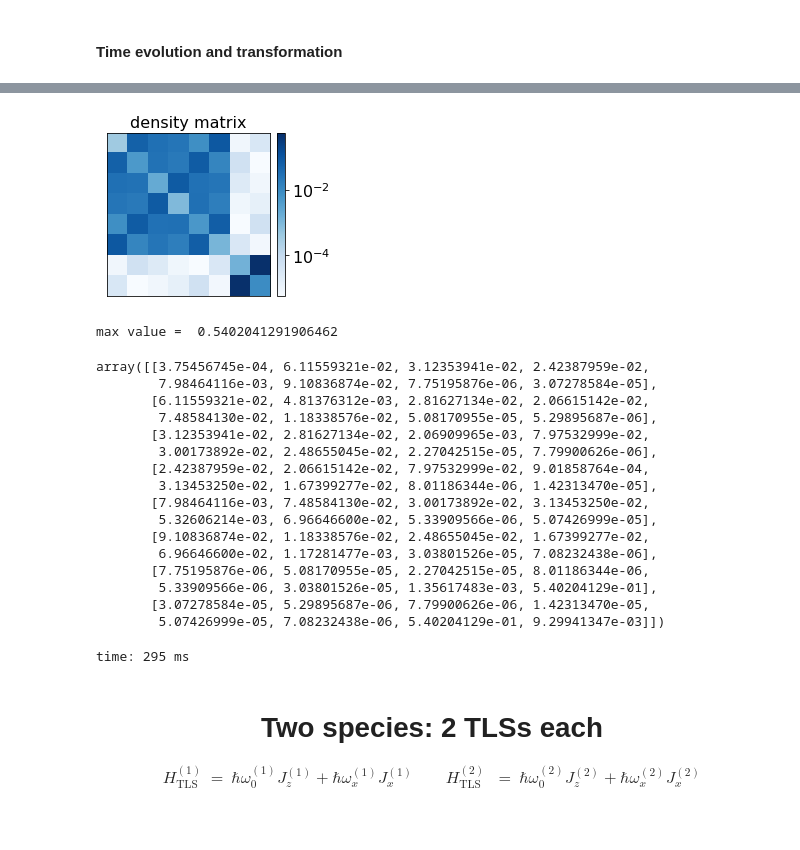
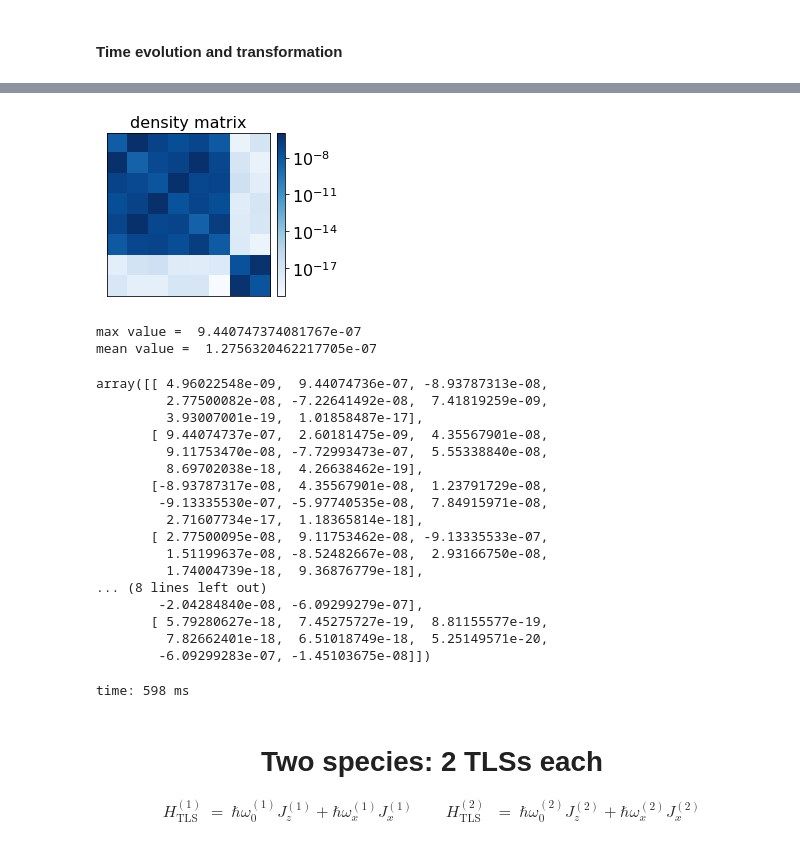
Before and after one commit to marcello-negri/BipartiteQuantumSystems, a Jupyter notebook: density_matrix_check.ipynb, the cells around one changed output, grey strips where cells are left out. Cells and saved outputs as stored; diff of their text form; code cells hidden in the pictures.

```diff
--- a/density_matrix_check.ipynb
+++ b/density_matrix_check.ipynb
@@ -240,5 +247,5 @@ time: 36.9 ms
 # %%
-initial_state_piqs = piqs.ground(N)
+initial_state_piqs = piqs.excited(N)
 plot_state(initial_state_piqs)
 np.real(initial_state_piqs)
 # %% [output]
@@ -358,31 +365,35 @@ time: 252 ms
 # %%
-rel_diff = np.absolute(np.divide(qutip_state_transformed-piqs_state, qutip_state_transformed))
+mask = (piqs_state == 0)
 qutip_state_transformed = np.absolute(qutip_state_transformed)
-mask = (piqs_state == 0)
+piqs_state = np.absolute(piqs_state)
+rel_diff = np.divide(qutip_state_transformed-piqs_state, qutip_state_transformed)
 rel_diff[mask] = qutip_state_transformed[mask]
 plot_state(rel_diff)
-print('max value = ', rel_diff.max())
+print('max value = ', np.absolute(rel_diff).max())
+print('mean value = ', np.absolute(rel_diff).mean())
 rel_diff
 # %% [output]
-[figure, old version]
+[figure, new version]
-max value =  0.5402041291906462
+max value =  9.440747374081767e-07
+mean value =  1.2756320462217705e-07
-array([[3.75456745e-04, 6.11559321e-02, 3.12353941e-02, 2.42387959e-02,
-        7.98464116e-03, 9.10836874e-02, 7.75195876e-06, 3.07278584e-05],
-       [6.11559321e-02, 4.81376312e-03, 2.81627134e-02, 2.06615142e-02,
-        7.48584130e-02, 1.18338576e-02, 5.08170955e-05, 5.29895687e-06],
-       [3.12353941e-02, 2.81627134e-02, 2.06909965e-03, 7.97532999e-02,
-        3.00173892e-02, 2.48655045e-02, 2.27042515e-05, 7.79900626e-06],
-       [2.42387959e-02, 2.06615142e-02, 7.97532999e-02, 9.01858764e-04,
-        3.13453250e-02, 1.67399277e-02, 8.01186344e-06, 1.42313470e-05],
-       [7.98464116e-03, 7.48584130e-02, 3.00173892e-02, 3.13453250e-02,
-        5.32606214e-03, 6.96646600e-02, 5.33909566e-06, 5.07426999e-05],
-       [9.10836874e-02, 1.18338576e-02, 2.48655045e-02, 1.67399277e-02,
-        6.96646600e-02, 1.17281477e-03, 3.03801526e-05, 7.08232438e-06],
-       [7.75195876e-06, 5.08170955e-05, 2.27042515e-05, 8.01186344e-06,
-        5.33909566e-06, 3.03801526e-05, 1.35617483e-03, 5.40204129e-01],
-       [3.07278584e-05, 5.29895687e-06, 7.79900626e-06, 1.42313470e-05,
-        5.07426999e-05, 7.08232438e-06, 5.40204129e-01, 9.29941347e-03]])
+array([[ 4.96022548e-09,  9.44074736e-07, -8.93787313e-08,
+         2.77500082e-08, -7.22641492e-08,  7.41819259e-09,
+         3.93007001e-19,  1.01858487e-17],
+       [ 9.44074737e-07,  2.60181475e-09,  4.35567901e-08,
+         9.11753470e-08, -7.72993473e-07,  5.55338840e-08,
+         8.69702038e-18,  4.26638462e-19],
+       [-8.93787317e-08,  4.35567901e-08,  1.23791729e-08,
+        -9.13335530e-07, -5.97740535e-08,  7.84915971e-08,
+         2.71607734e-17,  1.18365814e-18],
+       [ 2.77500095e-08,  9.11753462e-08, -9.13335533e-07,
+         1.51199637e-08, -8.52482667e-08,  2.93166750e-08,
+         1.74004739e-18,  9.36876779e-18],
+... (8 lines left out)
+        -2.04284840e-08, -6.09299279e-07],
+       [ 5.79280627e-18,  7.45275727e-19,  8.81155577e-19,
+         7.82662401e-18,  6.51018749e-18,  5.25149571e-20,
+        -6.09299283e-07, -1.45103675e-08]])
-time: 295 ms
+time: 598 ms
 # %% [markdown]
 <h1><center> Two species: 2 TLSs each </center></h1>
 \begin{eqnarray}
```
Also changed, not shown: parts of 46 cells of this notebook, 2 other files.
